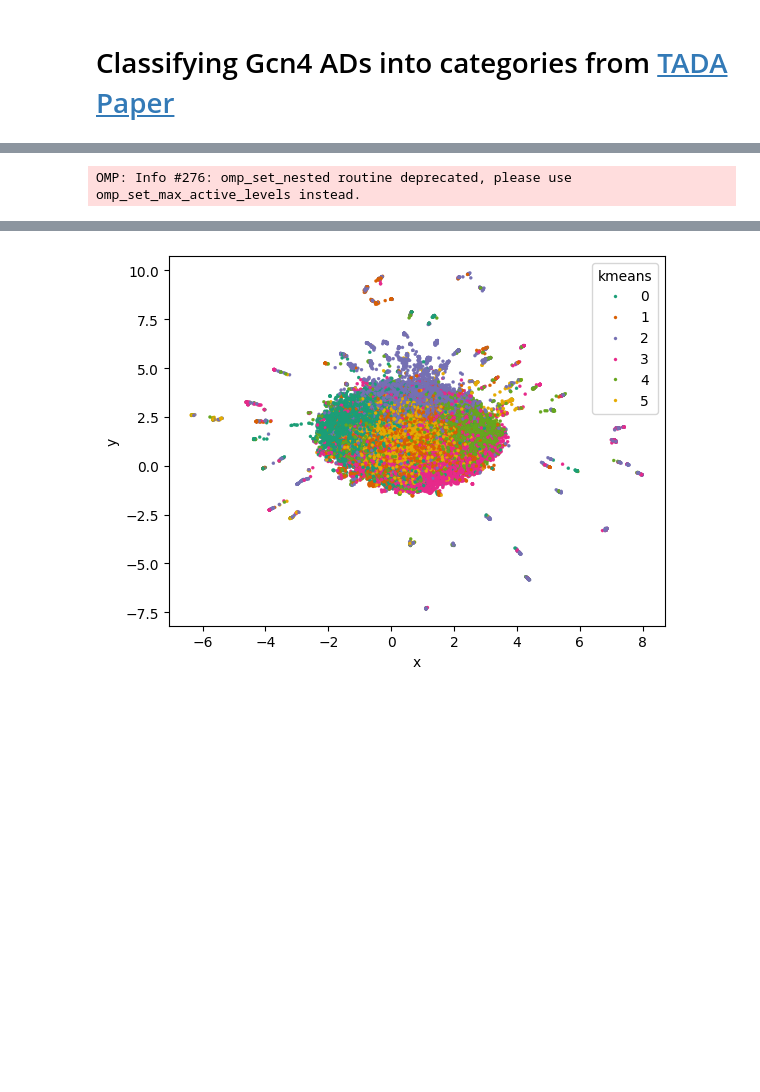
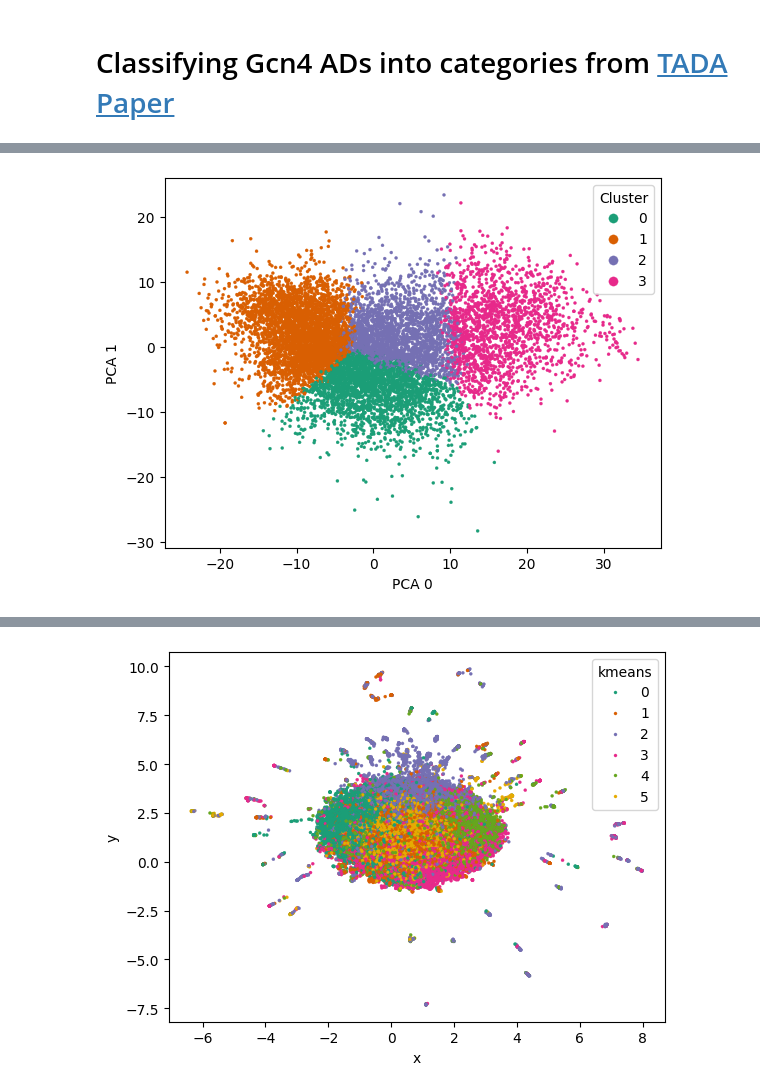
Before and after one commit to staller-lab/ADHunter-DeepLift, a Jupyter notebook: notebooks/250310_tada_classification.ipynb, the cells around one changed output, grey strips where cells are left out. Saved outputs shown, nothing was run; the diff lists cells and outputs as text; code cells hidden in the pictures; blank space fills up the shorter version.

```diff
--- a/notebooks/250310_tada_classification.ipynb
+++ b/notebooks/250310_tada_classification.ipynb
@@ -36,0 +36,8 @@ features = create_features(seqs)
+# %%
+# padi_df = pd.read_csv("../adhunter/data/MorffyADScoresFeaturesSequences.csv").rename(columns={"ADseq" : "seq"})
+# # padi_new = pd.read_csv("../adhunter/data/Morffy_ARF_NEWADSCORE.CSV").rename(columns={"NAME": "Name"})
+# # padi_df = pd.merge(padi_df, padi_new, on="Name")
+# # Some seqs aren't 40AA
+padi_df = pd.read_csv("../data/tsne-clustering_6clusters.csv")
+padi_df = padi_df[padi_df["sequence"].str.len() == 40]
+padi_df
@@ -36,0 +124,9 @@ features = create_features(seqs)
+# %%
+# features_gcn4 = np.hstack(features_gcn4)
+# features_padi = np.hstack(features_padi)
+features = np.hstack([np.hstack(features_gcn4), np.hstack(features_padi)]).transpose()
+df = pd.concat(
+    [df_ad["Seq"], padi_df["sequence"]],
+    keys=['gcn4', 'padi']).reset_index().drop('level_1', axis=1)
+df.columns = ['dataset', 'seq']
+df
@@ -44,15 +156,29 @@ df["kmeans"] = kmeans.labels_
 # %%
 from sklearn.decomposition import PCA
 from sklearn.manifold import TSNE
-import umap
+from umap import UMAP
 
-# pca = PCA(n_components=50)
-# X_pca = pca.fit_transform(features_flattened)
-fit = umap.UMAP()
-# X_umap = fit.fit_transform(X_pca)
-X_umap = fit.fit_transform(features_flattened)
+pca = PCA(n_components=10)
+X_pca = pca.fit_transform(features)
+fit = UMAP(n_neighbors=15,)
+X_umap = fit.fit_transform(X_pca)
+# X_umap = fit.fit_transform(feat_mtx)
-# %% [output]
-OMP: Info #276: omp_set_nested routine deprecated, please use omp_set_max_active_levels instead.
+# %%
+pca0, pca1 = PCA(n_components=2).fit_transform(features).transpose()
+df["PCA 0"] = pca0
+df["PCA 1"] = pca1
+sns.scatterplot(df,
+                x='PCA 0', y='PCA 1', hue='kmeans',
+                edgecolor=None, s=5, palette="Dark2")
+plt.legend(markerscale=3, title="Cluster")
+plt.show()
+# sns.scatterplot(df,
+#                 x='PCA 0', y='PCA 1', hue='dataset',
+#                 edgecolor=None, s=5, palette="Dark2")
+# plt.legend(markerscale=3, title="Cluster")
+# plt.show()
+# %% [output]
+[figure, added]
 # %%
 x, y = X_umap.transpose()
 # df.loc[:, ["x_umap", "y_umap"]] = (x, y)
```
Also changed, not shown: parts of 12 cells of this notebook, 2 other files.
